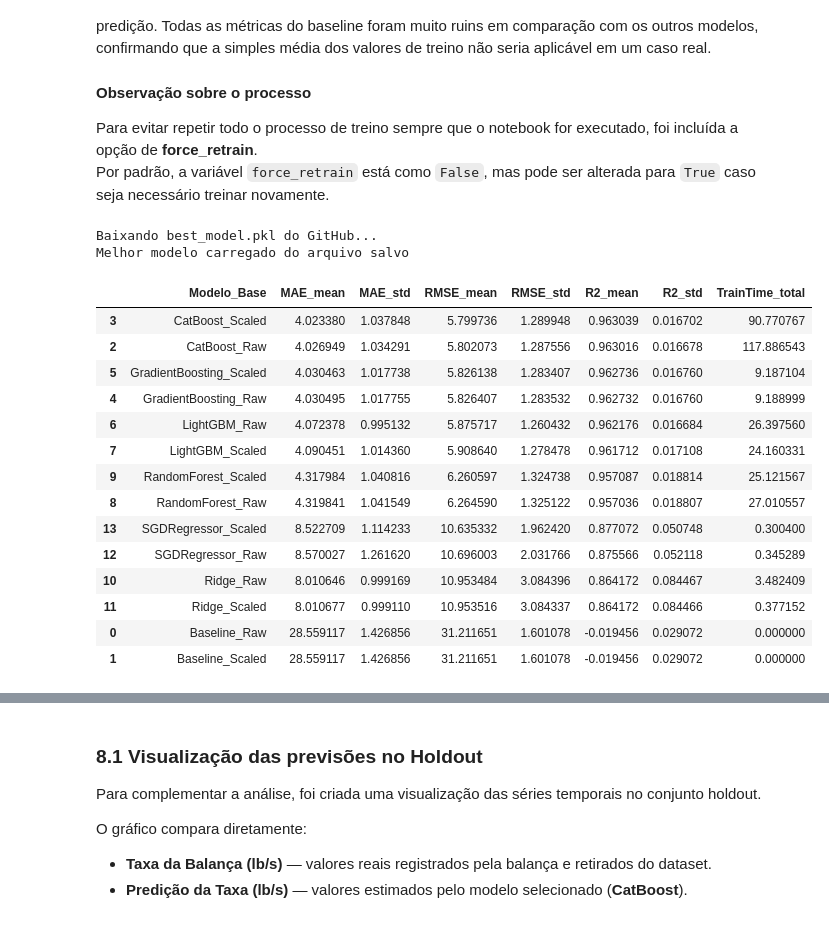
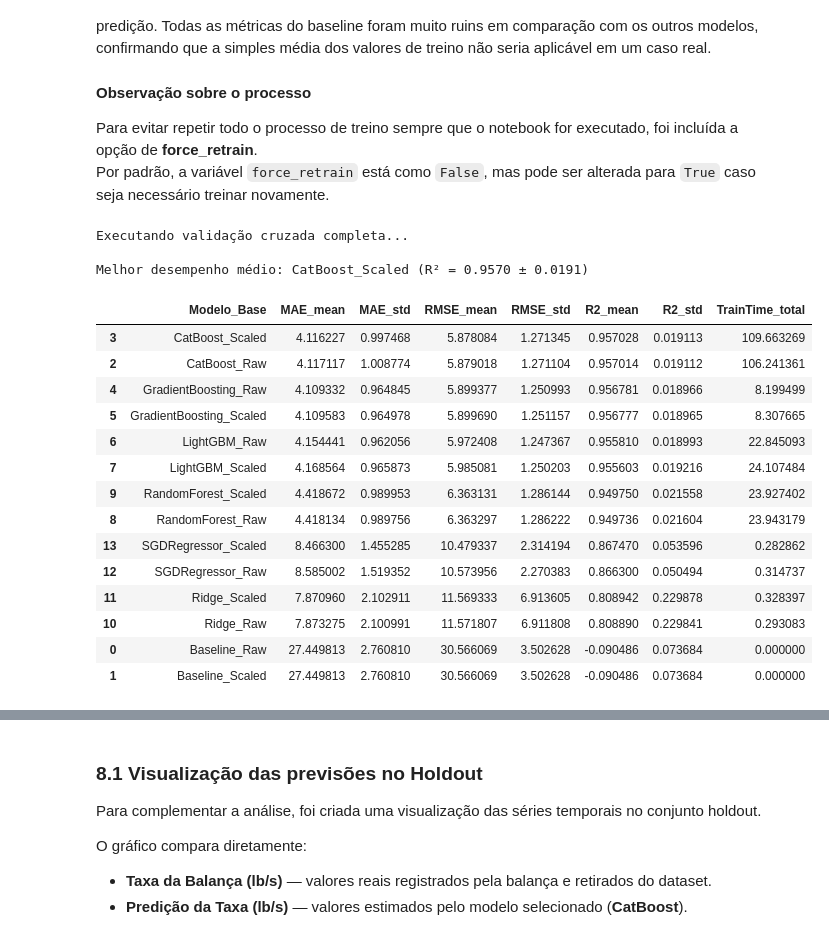
Before and after one commit to thaygorh/Machine-Learning-and-Analytics, a Jupyter notebook: mvp_machine_learning_and_analytics.ipynb, the cells around one changed output, grey strips where cells are left out. Cells and saved outputs as stored; diff of their text form; code cells hidden in the pictures.

```diff
--- a/mvp_machine_learning_and_analytics.ipynb
+++ b/mvp_machine_learning_and_analytics.ipynb
@@ -224,7 +224,7 @@ def sat_with_exponent(x, A, k, p, tau_fixed):
 
 # Carregar dataset
 df = pd.read_csv(
-    "https://raw.githubusercontent.com/thaygorh/Machine-Learning-and-Analytics/refs/heads/main/Grain-Handling-Conveyor-Operational-Data-tratados.csv",
+    "https://raw.githubusercontent.com/thaygorh/Machine-Learning-and-Analytics/refs/heads/main/grain-elevator-operational-data-tratados.csv",
     sep=";"
 )
 
@@ -375,8 +375,8 @@ plt.show()
 PROBLEM_TYPE = "regressao"
 
 # Target e feature
-target = "taxa_da_balanca"
-feature_cols = ["corrente_do_motor"]
+target = "grain_flow_rate"
+feature_cols = ["motor_electrical_current"]
 
 X_all = df[feature_cols].copy()
 y_all = df[target].copy()
@@ -572,7 +572,7 @@ Por padrão, a variável `force_retrain` está como `False`, mas pode ser altera
 # %%
 # 7. Validação, Otimização e Resultados
 
-force_retrain = False  # Coloque True se quiser executar novamente toda a validação
+force_retrain = True  # Coloque True se quiser executar novamente toda a validação
 
 model_url = "https://raw.githubusercontent.com/thaygorh/Machine-Learning-and-Analytics/556eba94cf879c413061cec17e4e6a5048e6335a/best_model.pkl"
 model_path = "best_model.pkl"
@@ -695,49 +695,50 @@ if force_retrain:
         "RMSE_mean", "RMSE_std",
         "R2_mean", "R2_std",
         "TrainTime_total"
     ]
 
     # Ordenar pelo melhor R²
     df_cv_mean = df_cv_mean.sort_values(
         by="R2_mean",
         ascending=False
     )
 
     best_model = df_cv_mean.iloc[0]
 
     print(
         f"\nMelhor desempenho médio: "
         f"{best_model['Modelo_Base']} "
         f"(R² = {best_model['R2_mean']:.4f} "
         f"± {best_model['R2_std']:.4f})\n"
     )
 
     # Salvar resultados
     joblib.dump(
         (df_cv_mean, best_model),
         model_path
     )
 
 # Exibir tabela final
 df_cv_mean
 # %% [output]
-Baixando best_model.pkl do GitHub...
-Melhor modelo carregado do arquivo salvo
+Executando validação cruzada completa...
+
+Melhor desempenho médio: CatBoost_Scaled (R² = 0.9570 ± 0.0191)
 |  | Modelo_Base | MAE_mean | MAE_std | RMSE_mean | RMSE_std | R2_mean | R2_std | TrainTime_total |
-| 3 | CatBoost_Scaled | 4.023380 | 1.037848 | 5.799736 | 1.289948 | 0.963039 | 0.016702 | 90.770767 |
-| 2 | CatBoost_Raw | 4.026949 | 1.034291 | 5.802073 | 1.287556 | 0.963016 | 0.016678 | 117.886543 |
-| 5 | GradientBoosting_Scaled | 4.030463 | 1.017738 | 5.826138 | 1.283407 | 0.962736 | 0.016760 | 9.187104 |
-| 4 | GradientBoosting_Raw | 4.030495 | 1.017755 | 5.826407 | 1.283532 | 0.962732 | 0.016760 | 9.188999 |
-| 6 | LightGBM_Raw | 4.072378 | 0.995132 | 5.875717 | 1.260432 | 0.962176 | 0.016684 | 26.397560 |
-| 7 | LightGBM_Scaled | 4.090451 | 1.014360 | 5.908640 | 1.278478 | 0.961712 | 0.017108 | 24.160331 |
-| 9 | RandomForest_Scaled | 4.317984 | 1.040816 | 6.260597 | 1.324738 | 0.957087 | 0.018814 | 25.121567 |
-| 8 | RandomForest_Raw | 4.319841 | 1.041549 | 6.264590 | 1.325122 | 0.957036 | 0.018807 | 27.010557 |
-| 13 | SGDRegressor_Scaled | 8.522709 | 1.114233 | 10.635332 | 1.962420 | 0.877072 | 0.050748 | 0.300400 |
-| 12 | SGDRegressor_Raw | 8.570027 | 1.261620 | 10.696003 | 2.031766 | 0.875566 | 0.052118 | 0.345289 |
-| 10 | Ridge_Raw | 8.010646 | 0.999169 | 10.953484 | 3.084396 | 0.864172 | 0.084467 | 3.482409 |
-| 11 | Ridge_Scaled | 8.010677 | 0.999110 | 10.953516 | 3.084337 | 0.864172 | 0.084466 | 0.377152 |
-| 0 | Baseline_Raw | 28.559117 | 1.426856 | 31.211651 | 1.601078 | -0.019456 | 0.029072 | 0.000000 |
-| 1 | Baseline_Scaled | 28.559117 | 1.426856 | 31.211651 | 1.601078 | -0.019456 | 0.029072 | 0.000000 |
+| 3 | CatBoost_Scaled | 4.116227 | 0.997468 | 5.878084 | 1.271345 | 0.957028 | 0.019113 | 109.663269 |
+| 2 | CatBoost_Raw | 4.117117 | 1.008774 | 5.879018 | 1.271104 | 0.957014 | 0.019112 | 106.241361 |
+| 4 | GradientBoosting_Raw | 4.109332 | 0.964845 | 5.899377 | 1.250993 | 0.956781 | 0.018966 | 8.199499 |
+| 5 | GradientBoosting_Scaled | 4.109583 | 0.964978 | 5.899690 | 1.251157 | 0.956777 | 0.018965 | 8.307665 |
+| 6 | LightGBM_Raw | 4.154441 | 0.962056 | 5.972408 | 1.247367 | 0.955810 | 0.018993 | 22.845093 |
+| 7 | LightGBM_Scaled | 4.168564 | 0.965873 | 5.985081 | 1.250203 | 0.955603 | 0.019216 | 24.107484 |
+| 9 | RandomForest_Scaled | 4.418672 | 0.989953 | 6.363131 | 1.286144 | 0.949750 | 0.021558 | 23.927402 |
+| 8 | RandomForest_Raw | 4.418134 | 0.989756 | 6.363297 | 1.286222 | 0.949736 | 0.021604 | 23.943179 |
+| 13 | SGDRegressor_Scaled | 8.466300 | 1.455285 | 10.479337 | 2.314194 | 0.867470 | 0.053596 | 0.282862 |
+| 12 | SGDRegressor_Raw | 8.585002 | 1.519352 | 10.573956 | 2.270383 | 0.866300 | 0.050494 | 0.314737 |
+| 11 | Ridge_Scaled | 7.870960 | 2.102911 | 11.569333 | 6.913605 | 0.808942 | 0.229878 | 0.328397 |
+| 10 | Ridge_Raw | 7.873275 | 2.100991 | 11.571807 | 6.911808 | 0.808890 | 0.229841 | 0.293083 |
+| 0 | Baseline_Raw | 27.449813 | 2.760810 | 30.566069 | 3.502628 | -0.090486 | 0.073684 | 0.000000 |
+| 1 | Baseline_Scaled | 27.449813 | 2.760810 | 30.566069 | 3.502628 | -0.090486 | 0.073684 | 0.000000 |
 # %% [markdown]
 ## 8. Avaliação final e aproximação matemática do modelo
 
```
Also changed, not shown: parts of 14 cells of this notebook.
